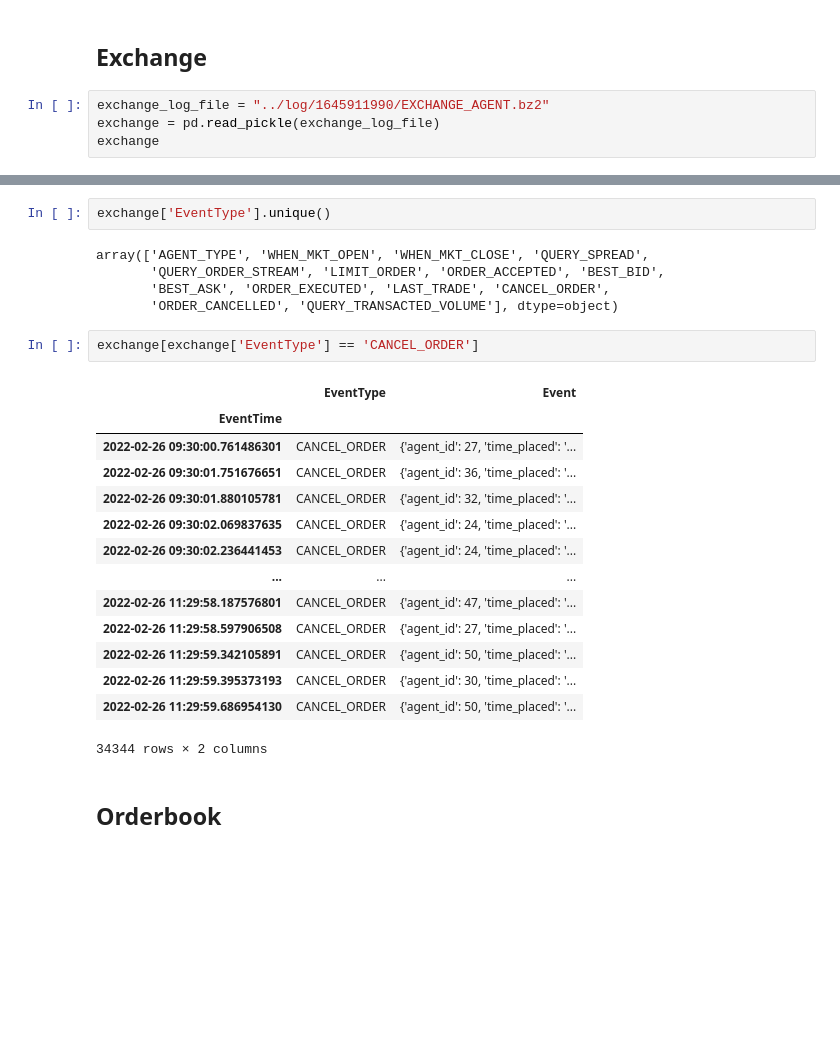
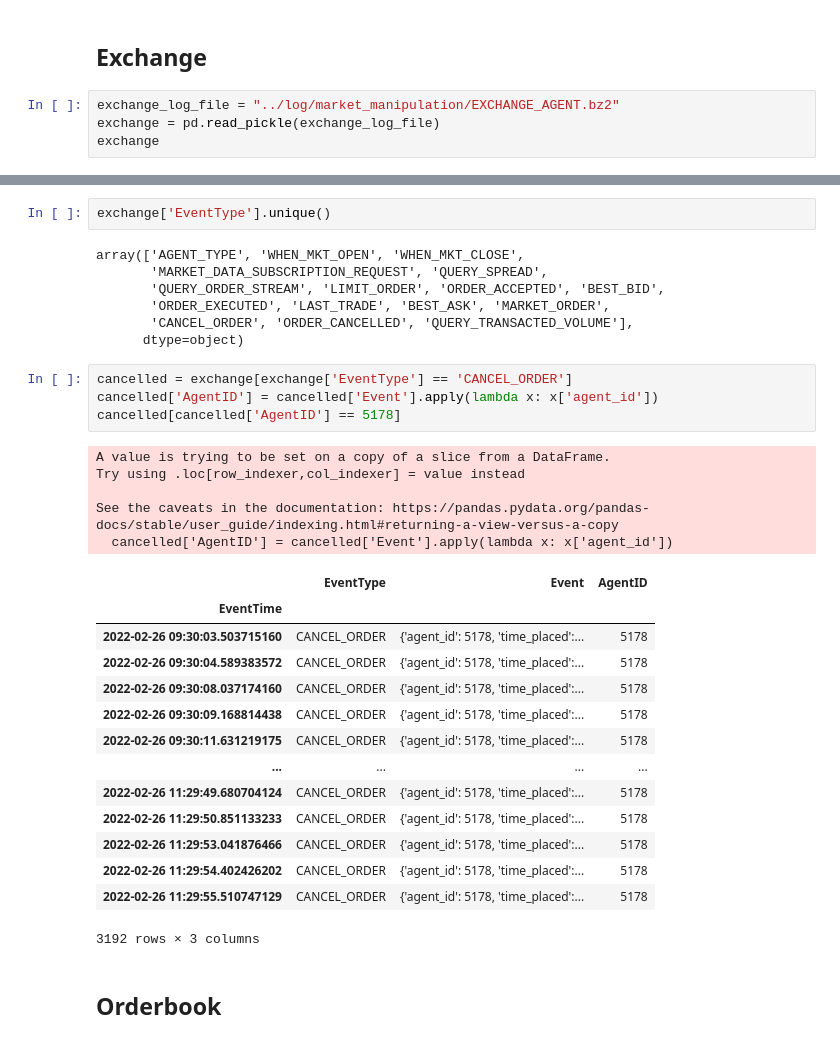
Before and after one commit to aldoalfaro98/abides, a Jupyter notebook: simulation_analysis/market_manipulation.ipynb, the cells around one changed output, grey strips where cells are left out. Saved outputs shown, nothing was run; the diff lists cells and outputs as text; blank space fills up the shorter version.

```diff
--- a/simulation_analysis/market_manipulation.ipynb
+++ b/simulation_analysis/market_manipulation.ipynb
@@ -71,7 +71,7 @@ plt.show()
 # %% [markdown]
 ## Exchange
 # %%
-exchange_log_file = "../log/1645911990/EXCHANGE_AGENT.bz2"
+exchange_log_file = "../log/market_manipulation/EXCHANGE_AGENT.bz2"
 exchange = pd.read_pickle(exchange_log_file)
 exchange
 # %% [output]
@@ -92,27 +92,36 @@ exchange
 # %%
 exchange['EventType'].unique()
 # %% [output]
-array(['AGENT_TYPE', 'WHEN_MKT_OPEN', 'WHEN_MKT_CLOSE', 'QUERY_SPREAD',
+array(['AGENT_TYPE', 'WHEN_MKT_OPEN', 'WHEN_MKT_CLOSE',
+       'MARKET_DATA_SUBSCRIPTION_REQUEST', 'QUERY_SPREAD',
        'QUERY_ORDER_STREAM', 'LIMIT_ORDER', 'ORDER_ACCEPTED', 'BEST_BID',
-       'BEST_ASK', 'ORDER_EXECUTED', 'LAST_TRADE', 'CANCEL_ORDER',
-       'ORDER_CANCELLED', 'QUERY_TRANSACTED_VOLUME'], dtype=object)
+       'ORDER_EXECUTED', 'LAST_TRADE', 'BEST_ASK', 'MARKET_ORDER',
+       'CANCEL_ORDER', 'ORDER_CANCELLED', 'QUERY_TRANSACTED_VOLUME'],
+      dtype=object)
 # %%
-exchange[exchange['EventType'] == 'CANCEL_ORDER']
+cancelled = exchange[exchange['EventType'] == 'CANCEL_ORDER']
+cancelled['AgentID'] = cancelled['Event'].apply(lambda x: x['agent_id'])
+cancelled[cancelled['AgentID'] == 5178]
 # %% [output]
+A value is trying to be set on a copy of a slice from a DataFrame.
+Try using .loc[row_indexer,col_indexer] = value instead
+
+See the caveats in the documentation: https://pandas.pydata.org/pandas-docs/stable/user_guide/indexing.html#returning-a-view-versus-a-copy
+  cancelled['AgentID'] = cancelled['Event'].apply(lambda x: x['agent_id'])
-|  | EventType | Event |
-| EventTime |  |  |
-| 2022-02-26 09:30:00.761486301 | CANCEL_ORDER | {'agent_id': 27, 'time_placed': '... |
-| 2022-02-26 09:30:01.751676651 | CANCEL_ORDER | {'agent_id': 36, 'time_placed': '... |
-| 2022-02-26 09:30:01.880105781 | CANCEL_ORDER | {'agent_id': 32, 'time_placed': '... |
-| 2022-02-26 09:30:02.069837635 | CANCEL_ORDER | {'agent_id': 24, 'time_placed': '... |
-| 2022-02-26 09:30:02.236441453 | CANCEL_ORDER | {'agent_id': 24, 'time_placed': '... |
-| ... | ... | ... |
-| 2022-02-26 11:29:58.187576801 | CANCEL_ORDER | {'agent_id': 47, 'time_placed': '... |
-| 2022-02-26 11:29:58.597906508 | CANCEL_ORDER | {'agent_id': 27, 'time_placed': '... |
-| 2022-02-26 11:29:59.342105891 | CANCEL_ORDER | {'agent_id': 50, 'time_placed': '... |
-| 2022-02-26 11:29:59.395373193 | CANCEL_ORDER | {'agent_id': 30, 'time_placed': '... |
-| 2022-02-26 11:29:59.686954130 | CANCEL_ORDER | {'agent_id': 50, 'time_placed': '... |
+|  | EventType | Event | AgentID |
+| EventTime |  |  |  |
+| 2022-02-26 09:30:03.503715160 | CANCEL_ORDER | {'agent_id': 5178, 'time_placed':... | 5178 |
+| 2022-02-26 09:30:04.589383572 | CANCEL_ORDER | {'agent_id': 5178, 'time_placed':... | 5178 |
+| 2022-02-26 09:30:08.037174160 | CANCEL_ORDER | {'agent_id': 5178, 'time_placed':... | 5178 |
+| 2022-02-26 09:30:09.168814438 | CANCEL_ORDER | {'agent_id': 5178, 'time_placed':... | 5178 |
+| 2022-02-26 09:30:11.631219175 | CANCEL_ORDER | {'agent_id': 5178, 'time_placed':... | 5178 |
+| ... | ... | ... | ... |
+| 2022-02-26 11:29:49.680704124 | CANCEL_ORDER | {'agent_id': 5178, 'time_placed':... | 5178 |
+| 2022-02-26 11:29:50.851133233 | CANCEL_ORDER | {'agent_id': 5178, 'time_placed':... | 5178 |
+| 2022-02-26 11:29:53.041876466 | CANCEL_ORDER | {'agent_id': 5178, 'time_placed':... | 5178 |
+| 2022-02-26 11:29:54.402426202 | CANCEL_ORDER | {'agent_id': 5178, 'time_placed':... | 5178 |
+| 2022-02-26 11:29:55.510747129 | CANCEL_ORDER | {'agent_id': 5178, 'time_placed':... | 5178 |
-34344 rows × 2 columns
+3192 rows × 3 columns
 # %% [markdown]
 ## Orderbook
 # %%
```
Also changed, not shown: parts of 12 cells of this notebook, 2 other files.
